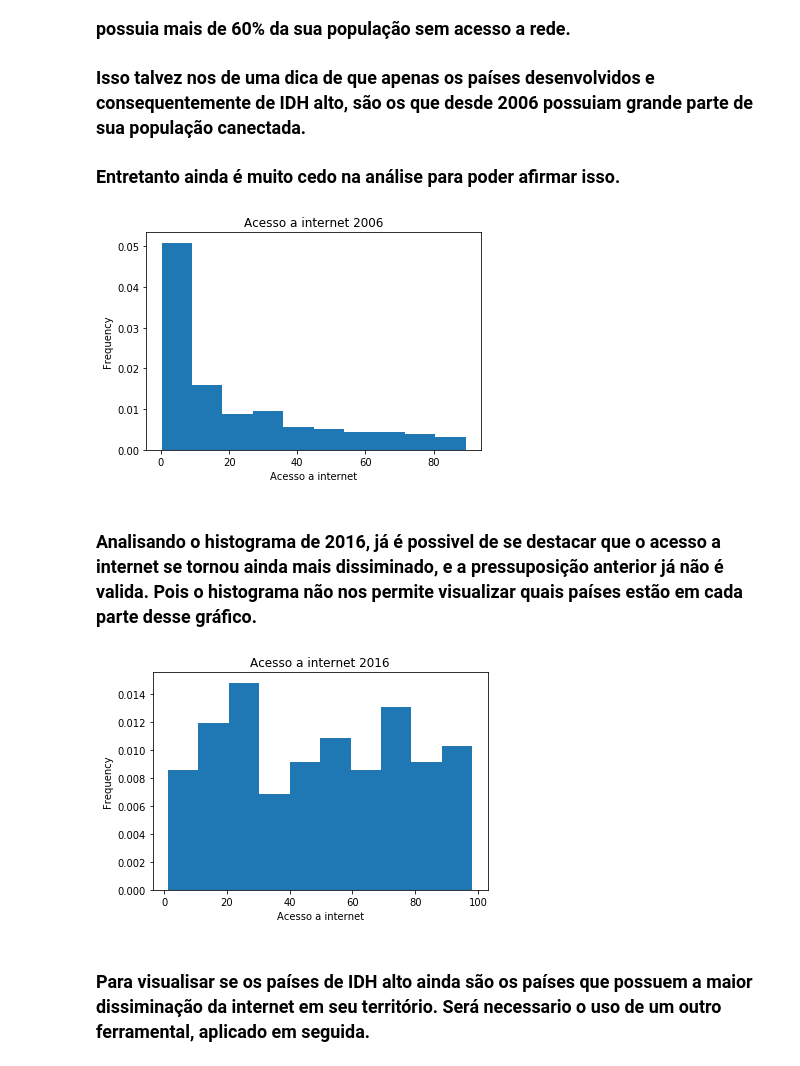
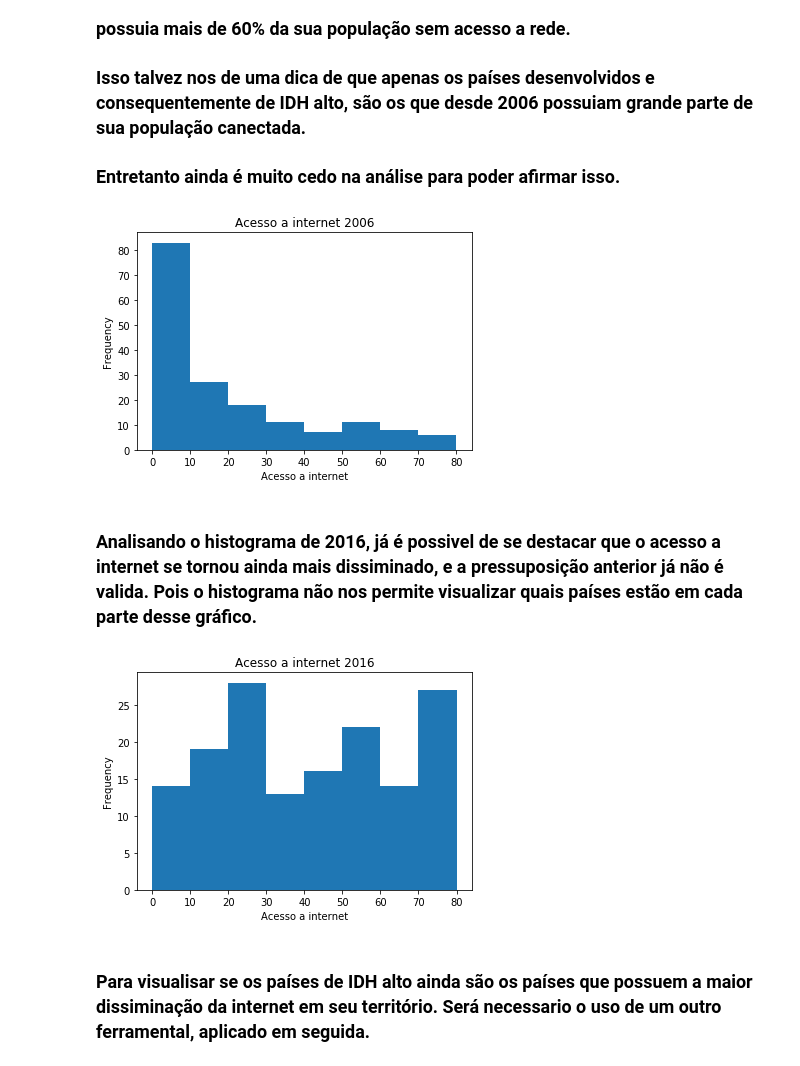
Before and after one commit to lucaslealvale/CD_2018, a Jupyter notebook: Projeto1.ipynb, the cells around one changed output. Saved outputs shown, nothing was run; the diff lists cells and outputs as text; code cells hidden in the pictures.

```diff
--- a/Projeto1.ipynb
+++ b/Projeto1.ipynb
@@ -115,19 +115,19 @@ Name: 1990, dtype: float64
 ### Os histogramas abaixo servirão como um suporte e embasamento deste projeto. Eles representam a existêcia de um computador a cada 100 (cem) pessoas.  Sobre estas distribuições pode se afirmar que ao longo dos anos o acesso ao computador se tornadou cada vez mais viável e dissiminado pelo globo. Sendo que em 2006, boa parte dos países já possuiam mais de 40 computadores para cada 100 pessoas.
 # %%
 fig = plt.figure(figsize=(5,12))
-
+faixas=range(0,90,10)
 plt.subplot(311)
-df['1990_Pc'].plot.hist(density=True)
+df['1990_Pc'].plot.hist(bins=faixas)
 plt.xlabel('Acesso ao Pc')
 plt.title('Acesso ao Pc 1990')
 
 plt.subplot(312)
-df['2000_Pc'].plot.hist(density=True)
+df['2000_Pc'].plot.hist(bins=faixas)
 plt.xlabel('Acesso ao Pc')
 plt.title('Acesso ao Pc 2000')
 
 plt.subplot(313)
-df['2006_Pc'].plot.hist(density=True)
+df['2006_Pc'].plot.hist(bins=faixas)
 plt.xlabel('Acesso ao Pc')
 plt.title('Acesso ao Pc 2006')
 plt.tight_layout()
@@ -140,21 +140,21 @@ plt.show()
 ### Isso talvez nos de uma dica de que apenas os países desenvolvidos e consequentemente de IDH alto, são os que desde 2006 possuiam grande parte de sua população canectada.
 ### Entretanto ainda é muito cedo na análise para poder afirmar isso.
 # %%
-df['2006_Int'].plot.hist(density=True)
+df['2006_Int'].plot.hist(bins=faixas)
 plt.xlabel('Acesso a internet')
 plt.title('Acesso a internet 2006')
 plt.show()
 # %% [output]
-[figure, old version]
+[figure, new version]
 # %% [markdown]
 ### Analisando o histograma de 2016, já é possivel de se destacar que o acesso a internet se tornou ainda mais dissiminado, e a pressuposição anterior já não é valida. Pois o histograma não nos permite visualizar quais países  estão em cada parte desse gráfico.
 # %%
-df['2016_Int'].plot.hist(density=True)
+df['2016_Int'].plot.hist(bins=faixas)
 plt.xlabel('Acesso a internet')
 plt.title('Acesso a internet 2016')
 plt.show()
 # %% [output]
-[figure, old version]
+[figure, new version]
 # %% [markdown]
 ### Para visualisar se os países de IDH alto ainda são os países que possuem a maior dissiminação da internet em seu território. Será necessario o uso de um outro ferramental, aplicado em seguida.
 # %% [markdown]
```
Also changed, not shown: parts of 1 cell of this notebook.
